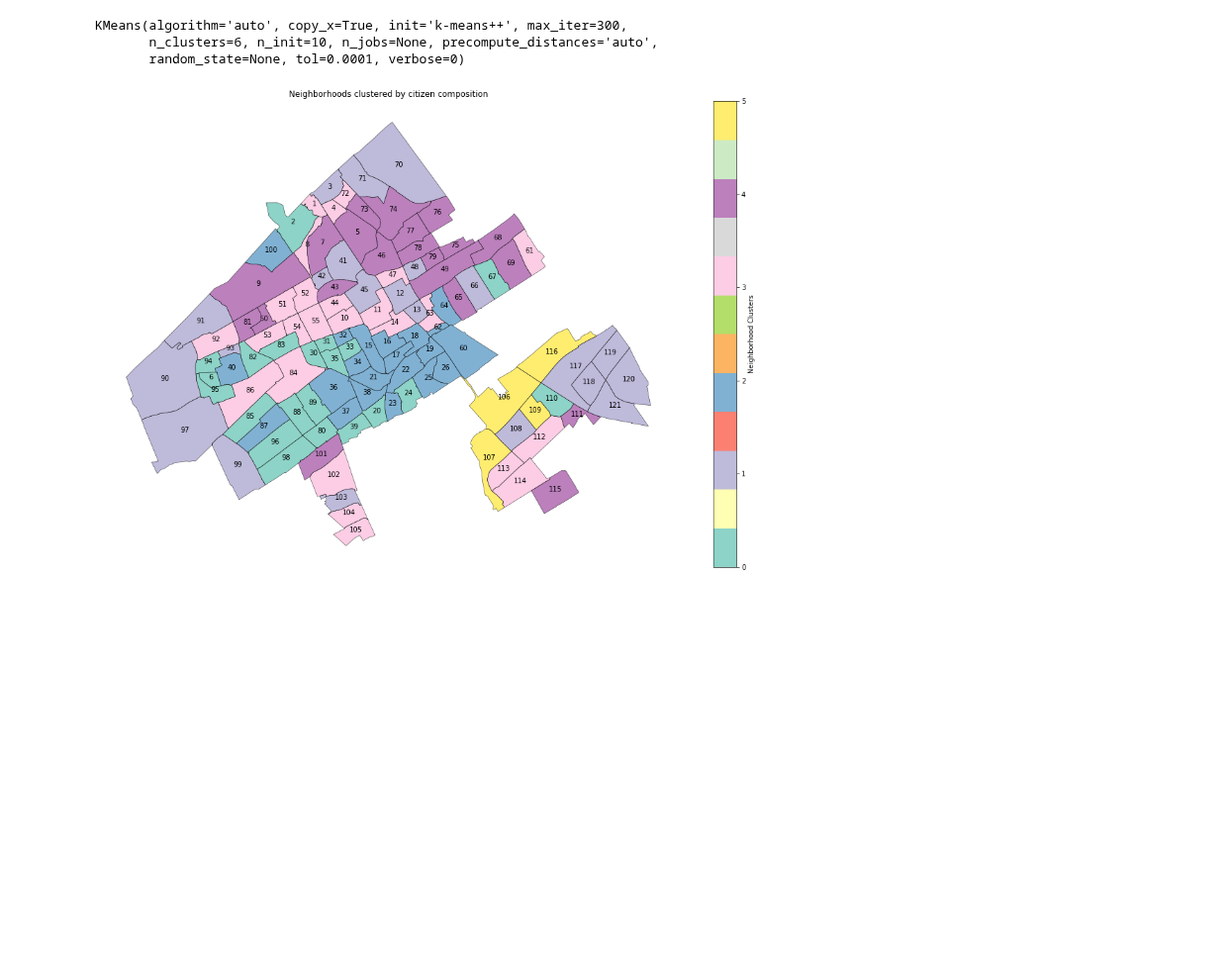
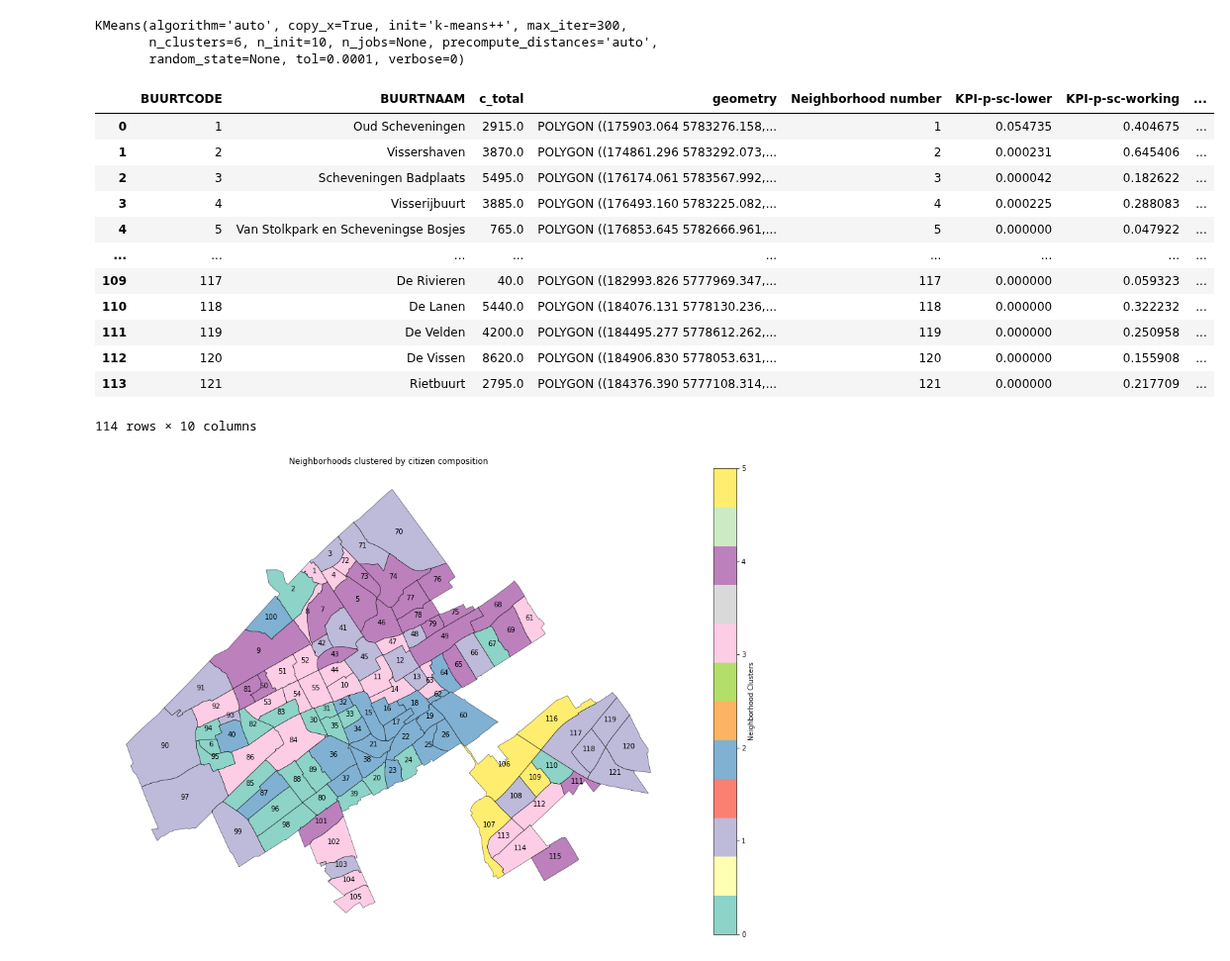
Before and after one commit to J-h-V/OpenDataDenHaag, a Jupyter notebook: Python/Clustering Neighborhoods.ipynb, the cells around one changed output. Shown at 99% size. Cells and saved outputs as stored; diff of their text form; code cells hidden in the pictures; blank space fills up the shorter version.

```diff
--- a/Python/Clustering Neighborhoods.ipynb
+++ b/Python/Clustering Neighborhoods.ipynb
@@ -32,6 +32,22 @@ X.loc[:,'labels'] = kmeans.labels_
 # %%
 buurten = gpd.read_file("output/buurten.shp")
 buurten = buurten.merge(X.reset_index(),left_on="BUURTCODE",right_on="Neighborhood number")
+# %%
+buurten
+# %% [output]
+|  | BUURTCODE | BUURTNAAM | c_total | geometry | Neighborhood number | KPI-p-sc-lower | KPI-p-sc-working | ... |
+| 0 | 1 | Oud Scheveningen | 2915.0 | POLYGON ((175903.064 5783276.158,... | 1 | 0.054735 | 0.404675 | ... |
+| 1 | 2 | Vissershaven | 3870.0 | POLYGON ((174861.296 5783292.073,... | 2 | 0.000231 | 0.645406 | ... |
+| 2 | 3 | Scheveningen Badplaats | 5495.0 | POLYGON ((176174.061 5783567.992,... | 3 | 0.000042 | 0.182622 | ... |
+| 3 | 4 | Visserijbuurt | 3885.0 | POLYGON ((176493.160 5783225.082,... | 4 | 0.000225 | 0.288083 | ... |
+| 4 | 5 | Van Stolkpark en Scheveningse Bosjes | 765.0 | POLYGON ((176853.645 5782666.961,... | 5 | 0.000000 | 0.047922 | ... |
+| ... | ... | ... | ... | ... | ... | ... | ... | ... |
+| 109 | 117 | De Rivieren | 40.0 | POLYGON ((182993.826 5777969.347,... | 117 | 0.000000 | 0.059323 | ... |
+| 110 | 118 | De Lanen | 5440.0 | POLYGON ((184076.131 5778130.236,... | 118 | 0.000000 | 0.322232 | ... |
+| 111 | 119 | De Velden | 4200.0 | POLYGON ((184495.277 5778612.262,... | 119 | 0.000000 | 0.250958 | ... |
+| 112 | 120 | De Vissen | 8620.0 | POLYGON ((184906.830 5778053.631,... | 120 | 0.000000 | 0.155908 | ... |
+| 113 | 121 | Rietbuurt | 2795.0 | POLYGON ((184376.390 5777108.314,... | 121 | 0.000000 | 0.217709 | ... |
+114 rows × 10 columns
 # %%
 fig = plt.figure(1, figsize=(15,10))
 ax = fig.add_subplot()
```
Also changed, not shown: parts of 1 cell of this notebook, 2 other files.
